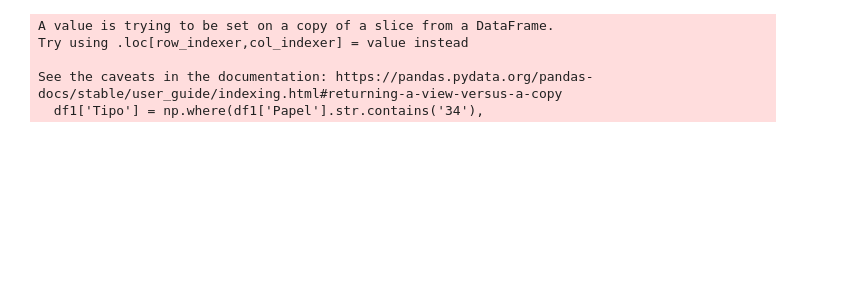
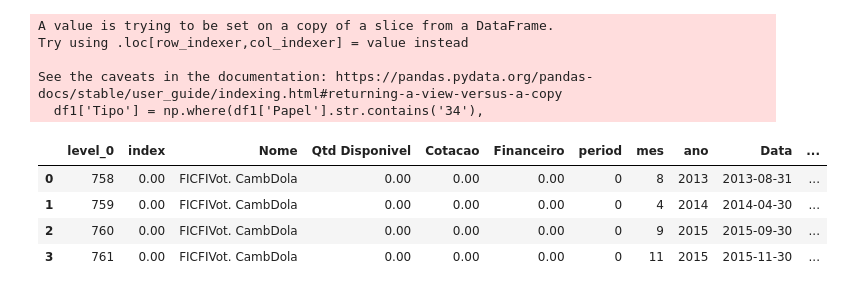
Before and after one commit to gabrielmlg/finance-app, a Jupyter notebook: new-finance-app/test.ipynb, the cells around one changed output. Cells and saved outputs as stored; diff of their text form; code cells hidden in the pictures; blank space fills up the shorter version.

```diff
--- a/new-finance-app/test.ipynb
+++ b/new-finance-app/test.ipynb
@@ -67,3 +85,11 @@ Try using .loc[row_indexer,col_indexer] = value instead
 
 See the caveats in the documentation: https://pandas.pydata.org/pandas-docs/stable/user_guide/indexing.html#returning-a-view-versus-a-copy
   df1['Tipo'] = np.where(df1['Papel'].str.contains('34'),
+# %%
+df[df['Nome'] == 'FICFIVot. CambDola']
+# %% [output]
+|  | level_0 | index | Nome | Qtd Disponivel | Cotacao | Financeiro | period | mes | ano | Data | ... |
+| 0 | 758 | 0.00 | FICFIVot. CambDola | 0.00 | 0.00 | 0.00 | 0 | 8 | 2013 | 2013-08-31 | ... |
+| 1 | 759 | 0.00 | FICFIVot. CambDola | 0.00 | 0.00 | 0.00 | 0 | 4 | 2014 | 2014-04-30 | ... |
+| 2 | 760 | 0.00 | FICFIVot. CambDola | 0.00 | 0.00 | 0.00 | 0 | 9 | 2015 | 2015-09-30 | ... |
+| 3 | 761 | 0.00 | FICFIVot. CambDola | 0.00 | 0.00 | 0.00 | 0 | 11 | 2015 | 2015-11-30 | ... |
```
Also changed, not shown: parts of 28 cells of this notebook, 4 other files.
